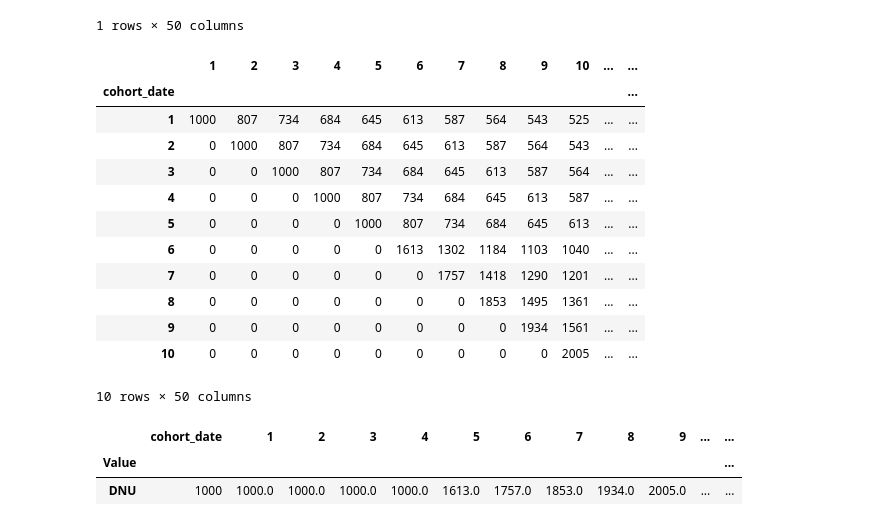
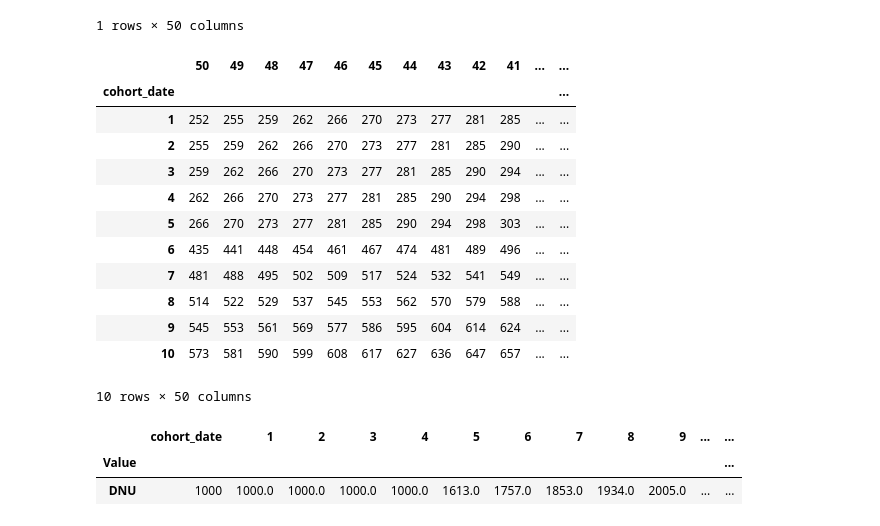
Before and after one commit to ds-wook/pyuba, a Jupyter notebook: examples.ipynb, the cells around one changed output. Cells and saved outputs as stored; diff of their text form; code cells hidden in the pictures.

```diff
--- a/examples.ipynb
+++ b/examples.ipynb
@@ -38,27 +57,27 @@ facebook_total
 # %%
 facebook_DAU = uba.project_cohorted_DAU(
     profile=facebook,
     periods=50,
     cohorts=cohorts,
     DAU_target=10000,
     DAU_target_timeline=10,
     start_date=1,
 )
 
-facebook_DAU
+facebook_DAU.iloc[:, ::-1]
 # %% [output]
-|  | 1 | 2 | 3 | 4 | 5 | 6 | 7 | 8 | 9 | 10 | ... | ... |
+|  | 50 | 49 | 48 | 47 | 46 | 45 | 44 | 43 | 42 | 41 | ... | ... |
 | cohort_date |  |  |  |  |  |  |  |  |  |  |  | ... |
-| 1 | 1000 | 807 | 734 | 684 | 645 | 613 | 587 | 564 | 543 | 525 | ... | ... |
-| 2 | 0 | 1000 | 807 | 734 | 684 | 645 | 613 | 587 | 564 | 543 | ... | ... |
-| 3 | 0 | 0 | 1000 | 807 | 734 | 684 | 645 | 613 | 587 | 564 | ... | ... |
-| 4 | 0 | 0 | 0 | 1000 | 807 | 734 | 684 | 645 | 613 | 587 | ... | ... |
-| 5 | 0 | 0 | 0 | 0 | 1000 | 807 | 734 | 684 | 645 | 613 | ... | ... |
-| 6 | 0 | 0 | 0 | 0 | 0 | 1613 | 1302 | 1184 | 1103 | 1040 | ... | ... |
-| 7 | 0 | 0 | 0 | 0 | 0 | 0 | 1757 | 1418 | 1290 | 1201 | ... | ... |
-| 8 | 0 | 0 | 0 | 0 | 0 | 0 | 0 | 1853 | 1495 | 1361 | ... | ... |
-| 9 | 0 | 0 | 0 | 0 | 0 | 0 | 0 | 0 | 1934 | 1561 | ... | ... |
-| 10 | 0 | 0 | 0 | 0 | 0 | 0 | 0 | 0 | 0 | 2005 | ... | ... |
+| 1 | 252 | 255 | 259 | 262 | 266 | 270 | 273 | 277 | 281 | 285 | ... | ... |
+| 2 | 255 | 259 | 262 | 266 | 270 | 273 | 277 | 281 | 285 | 290 | ... | ... |
+| 3 | 259 | 262 | 266 | 270 | 273 | 277 | 281 | 285 | 290 | 294 | ... | ... |
+| 4 | 262 | 266 | 270 | 273 | 277 | 281 | 285 | 290 | 294 | 298 | ... | ... |
+| 5 | 266 | 270 | 273 | 277 | 281 | 285 | 290 | 294 | 298 | 303 | ... | ... |
+| 6 | 435 | 441 | 448 | 454 | 461 | 467 | 474 | 481 | 489 | 496 | ... | ... |
+| 7 | 481 | 488 | 495 | 502 | 509 | 517 | 524 | 532 | 541 | 549 | ... | ... |
+| 8 | 514 | 522 | 529 | 537 | 545 | 553 | 562 | 570 | 579 | 588 | ... | ... |
+| 9 | 545 | 553 | 561 | 569 | 577 | 586 | 595 | 604 | 614 | 624 | ... | ... |
+| 10 | 573 | 581 | 590 | 599 | 608 | 617 | 627 | 636 | 647 | 657 | ... | ... |
 10 rows × 50 columns
 # %%
 #get DNU from a DAU projection
```
Also changed, not shown: parts of 15 cells of this notebook.
